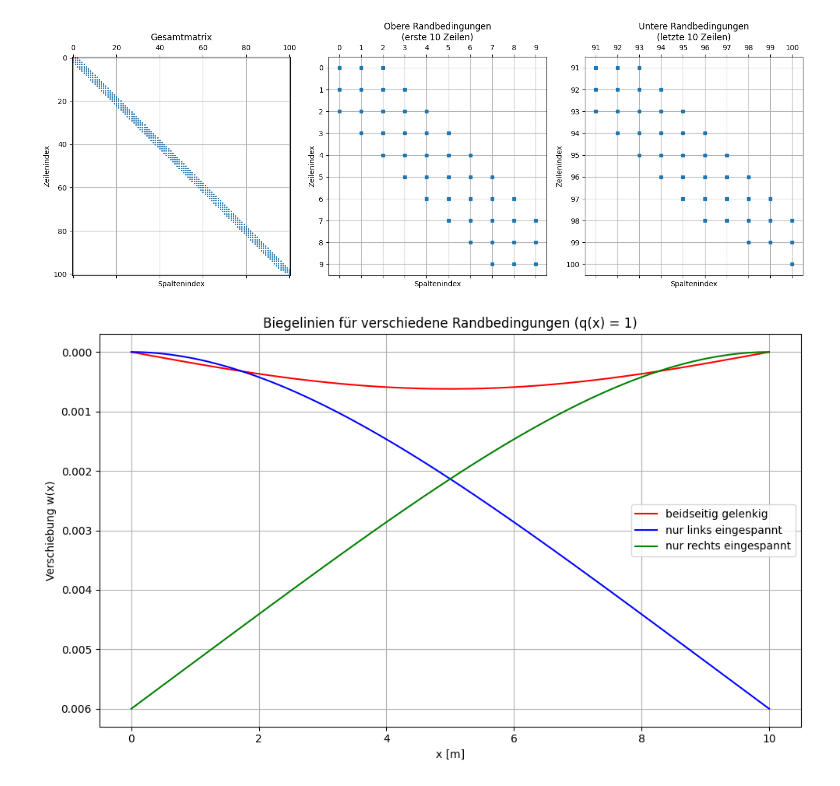
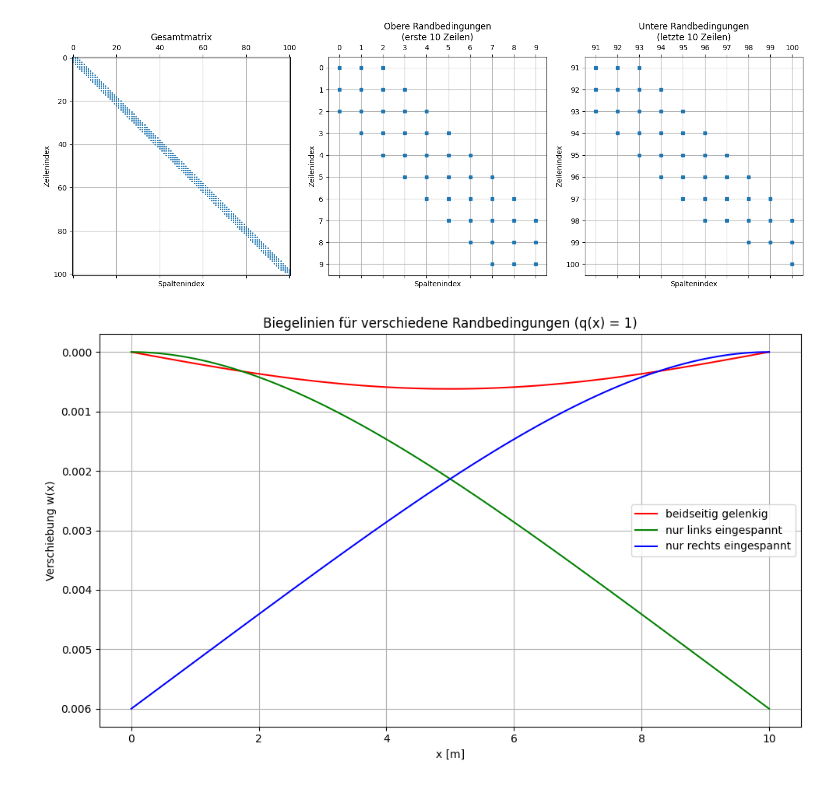
Before and after one commit to AhmedHossamMido/projektarbeit, a Jupyter notebook: projektdatei.ipynb, the cells around one changed output. Cells and saved outputs as stored; diff of their text form; code cells hidden in the pictures.

```diff
--- a/projektdatei.ipynb
+++ b/projektdatei.ipynb
@@ -312,7 +312,7 @@ figsize = (18, 6)           # Größe der Figur
 # Balken Eigenschaften
 beam_linewidth = 8
 beam_capstyle = 'round'
-beam_colors = ["red", "blue", "green"]  # Farben der Balken
+beam_colors = ["red", "green", "blue"]  # Farben der Balken
 
 # Rechtecke (Lager) Eigenschaften
 rect_width = 0.8
@@ -379,8 +379,7 @@ axs[1].set_xlim(*x_limits)
 axs[1].set_ylim(*y_limits)
 
 # Linkes Rechteck (eingespannt)
-axs[1].add_patch(plt.Rectangle, (x_start - rect_width/2, rect_y_fixed), rect_width, rect_height_fixed, facecolor=rect_facecolor, edgecolor=rect_edgecolor))
-# Balken
+axs[1].add_patch(plt.Rectangle((x_start - rect_width/2, rect_y_fixed), rect_width, rect_height_fixed,facecolor=rect_facecolor, edgecolor=rect_edgecolor))
 axs[1].plot([x_start, x_end], [y_beam, y_beam], color=beam_colors[1], lw=beam_linewidth, solid_capstyle=beam_capstyle)
 # Pfeile (alle außer erster)
 for x in arrow_x_positions[1:]:
@@ -1829,37 +1828,35 @@ boundary_conditions = {
 }
 
 solutions = {}
 
 # Schleife über alle Randbedingungen
 for label, bc in boundary_conditions.items():
     EIA, q_mod = build_bending_matrix(N_nodes, h, EI, q.copy(), boundary_condition=bc)
     w = np.linalg.solve(EIA.toarray(), q_mod)
     solutions[label] = w
 
 # -----------------------------------------------
 # Plot der Biegelinien
 # -----------------------------------------------
 
 plt.figure(figsize=(10, 6))
 
-clrs = ["red", "blue", "green"]
-
-for (label, w), clr in zip(solutions.items(),clrs):
+for (label, w), clr in zip(solutions.items(),beam_colors):
     plt.plot(x, w, label=label, color=clr)
 
 plt.xlabel("x [m]")
 plt.ylabel("Verschiebung w(x)")
 plt.title("Biegelinien für verschiedene Randbedingungen (q(x) = 1)")
 plt.legend()
 plt.grid(True)
 
 # y-Achse invertieren, sodass sie von oben nach unten wächst
 plt.gca().invert_yaxis()
 
 plt.tight_layout()
 plt.show()
 # %% [output]
-[figure, old version]
+[figure, new version]
 # %%
 # Deine Funktion hier importieren oder definieren:
 # from dein_modul import build_bending_matrix
```
Also changed, not shown: parts of 5 cells of this notebook.
